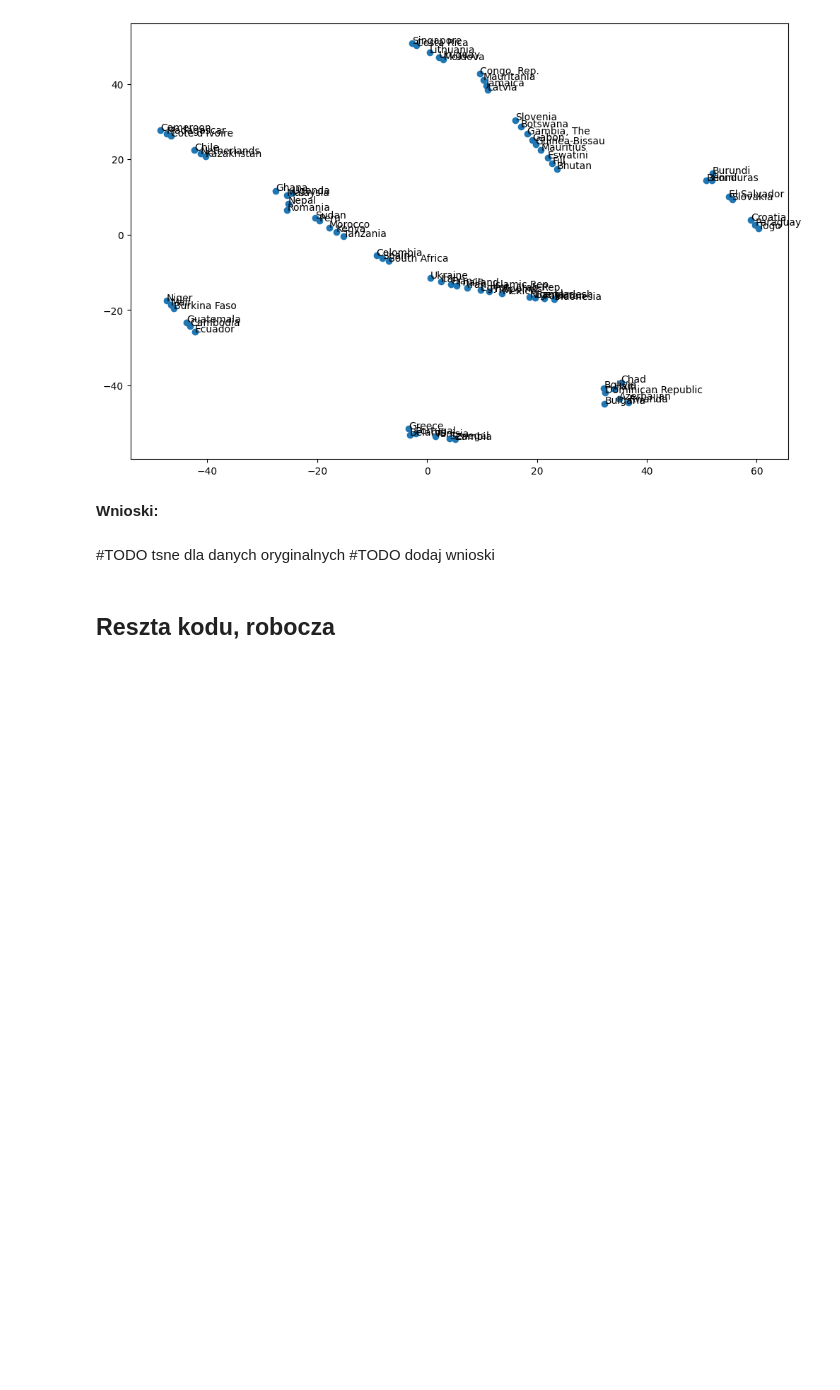
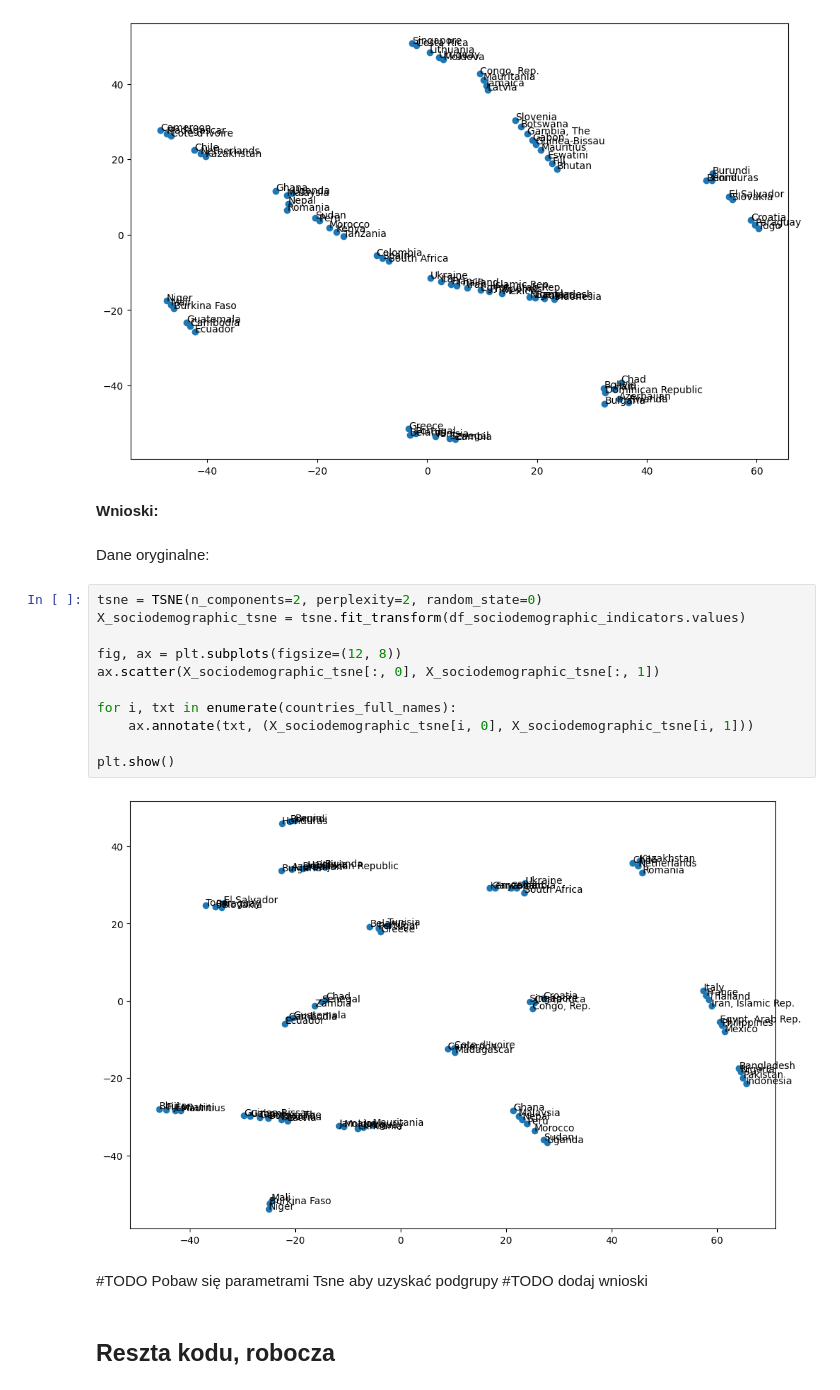
Before and after one commit to lion158/Eksploracja_Danych_Projekt, a Jupyter notebook: EksploracjaDanychProjekt2.ipynb, the cells around one changed output. Drawn from its saved outputs; the diff is of its cells as text; blank space fills up the shorter version.

```diff
--- a/EksploracjaDanychProjekt2.ipynb
+++ b/EksploracjaDanychProjekt2.ipynb
@@ -772,8 +830,23 @@ plt.show()
 [figure]
 # %% [markdown]
 **Wnioski:**
+# %% [markdown]
+Dane oryginalne:
+# %%
+tsne = TSNE(n_components=2, perplexity=2, random_state=0)
+X_sociodemographic_tsne = tsne.fit_transform(df_sociodemographic_indicators.values)
+
+fig, ax = plt.subplots(figsize=(12, 8))
+ax.scatter(X_sociodemographic_tsne[:, 0], X_sociodemographic_tsne[:, 1])
+
+for i, txt in enumerate(countries_full_names):
+    ax.annotate(txt, (X_sociodemographic_tsne[i, 0], X_sociodemographic_tsne[i, 1]))
+
+plt.show()
+# %% [output]
+[figure, added]
 # %% [markdown]
-#TODO tsne dla danych oryginalnych
+#TODO Pobaw się parametrami Tsne aby uzyskać podgrupy
 #TODO dodaj wnioski
 # %% [markdown]
 ## Reszta kodu, robocza
```
Also changed, not shown: parts of 12 cells of this notebook.
